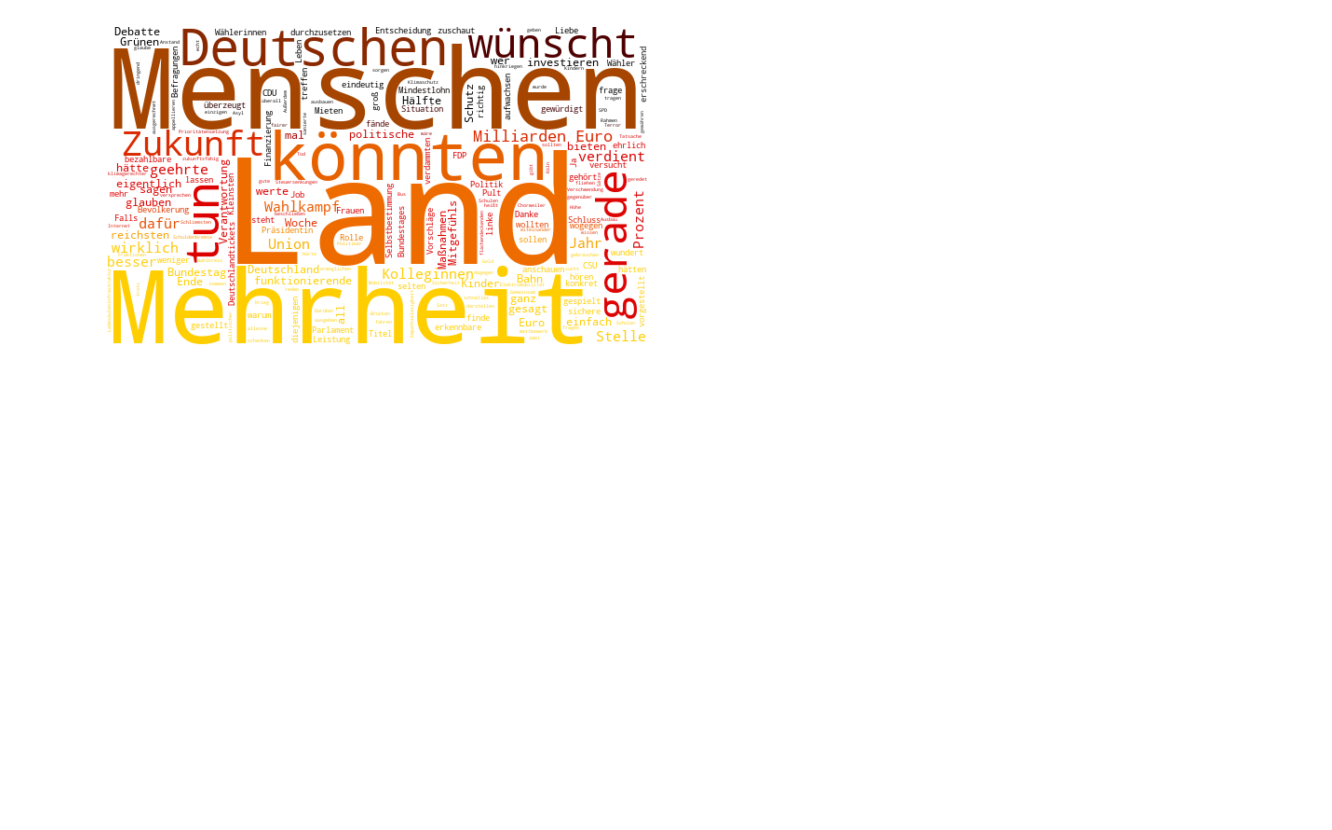
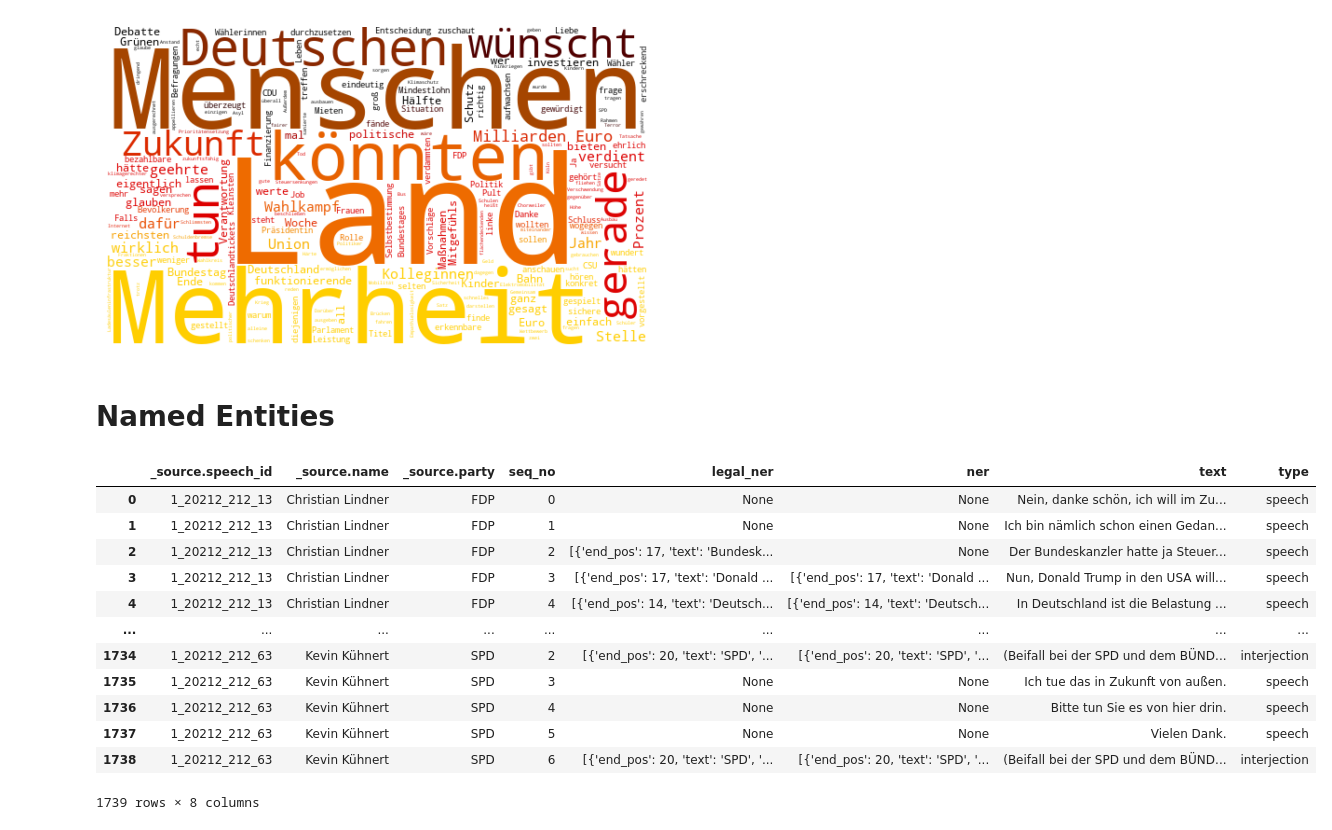
Before and after one commit to kalawinka/policorp, a Jupyter notebook: examples/example_data_analysis_policorp.ipynb, the cells around one changed output. Cells and saved outputs as stored; diff of their text form; code cells hidden in the pictures; blank space fills up the shorter version.

```diff
--- a/examples/example_data_analysis_policorp.ipynb
+++ b/examples/example_data_analysis_policorp.ipynb
@@ -179,3 +179,21 @@ plt.axis("off")
 plt.show()
 # %% [output]
 [figure]
+# %% [markdown]
+# Named Entities
+# %%
+result
+# %% [output]
+|  | _source.speech_id | _source.name | _source.party | seq_no | legal_ner | ner | text | type |
+| 0 | 1_20212_212_13 | Christian Lindner | FDP | 0 | None | None | Nein, danke schön, ich will im Zu... | speech |
+| 1 | 1_20212_212_13 | Christian Lindner | FDP | 1 | None | None | Ich bin nämlich schon einen Gedan... | speech |
+| 2 | 1_20212_212_13 | Christian Lindner | FDP | 2 | [{'end_pos': 17, 'text': 'Bundesk... | None | Der Bundeskanzler hatte ja Steuer... | speech |
+| 3 | 1_20212_212_13 | Christian Lindner | FDP | 3 | [{'end_pos': 17, 'text': 'Donald ... | [{'end_pos': 17, 'text': 'Donald ... | Nun, Donald Trump in den USA will... | speech |
+| 4 | 1_20212_212_13 | Christian Lindner | FDP | 4 | [{'end_pos': 14, 'text': 'Deutsch... | [{'end_pos': 14, 'text': 'Deutsch... | In Deutschland ist die Belastung ... | speech |
+| ... | ... | ... | ... | ... | ... | ... | ... | ... |
+| 1734 | 1_20212_212_63 | Kevin Kühnert | SPD | 2 | [{'end_pos': 20, 'text': 'SPD', '... | [{'end_pos': 20, 'text': 'SPD', '... | (Beifall bei der SPD und dem BÜND... | interjection |
+| 1735 | 1_20212_212_63 | Kevin Kühnert | SPD | 3 | None | None | Ich tue das in Zukunft von außen. | speech |
+| 1736 | 1_20212_212_63 | Kevin Kühnert | SPD | 4 | None | None | Bitte tun Sie es von hier drin. | speech |
+| 1737 | 1_20212_212_63 | Kevin Kühnert | SPD | 5 | None | None | Vielen Dank. | speech |
+| 1738 | 1_20212_212_63 | Kevin Kühnert | SPD | 6 | [{'end_pos': 20, 'text': 'SPD', '... | [{'end_pos': 20, 'text': 'SPD', '... | (Beifall bei der SPD und dem BÜND... | interjection |
+1739 rows × 8 columns
```
Also changed, not shown: parts of 7 cells of this notebook.
